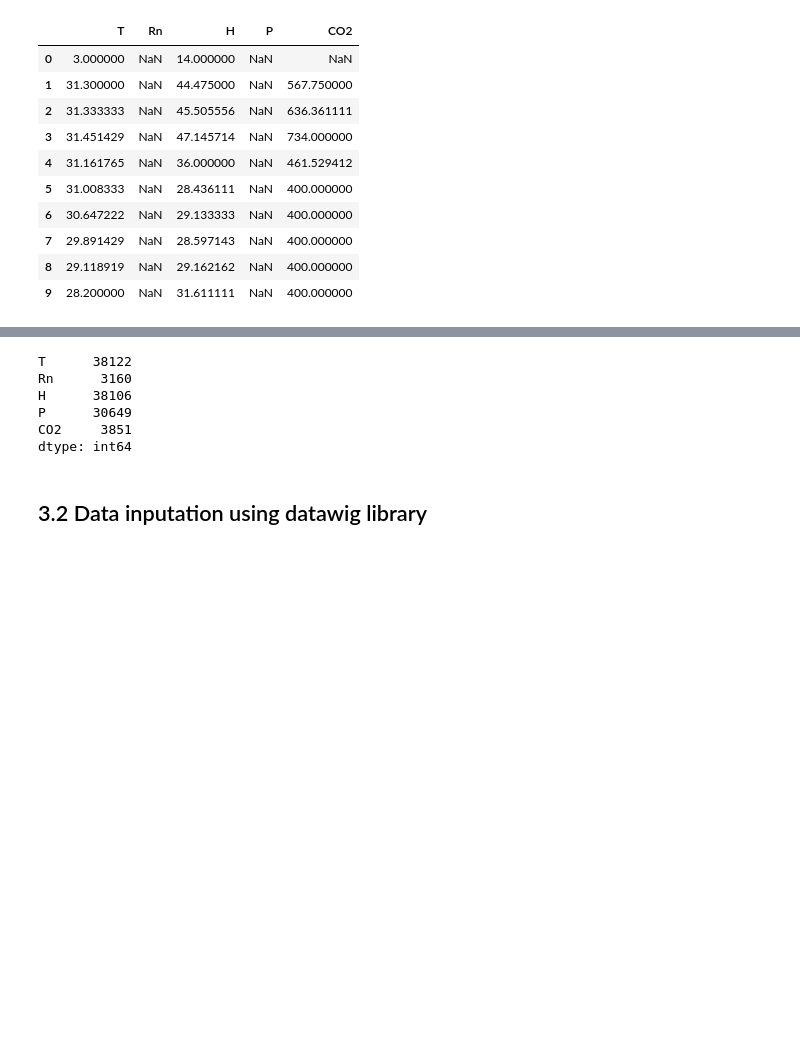
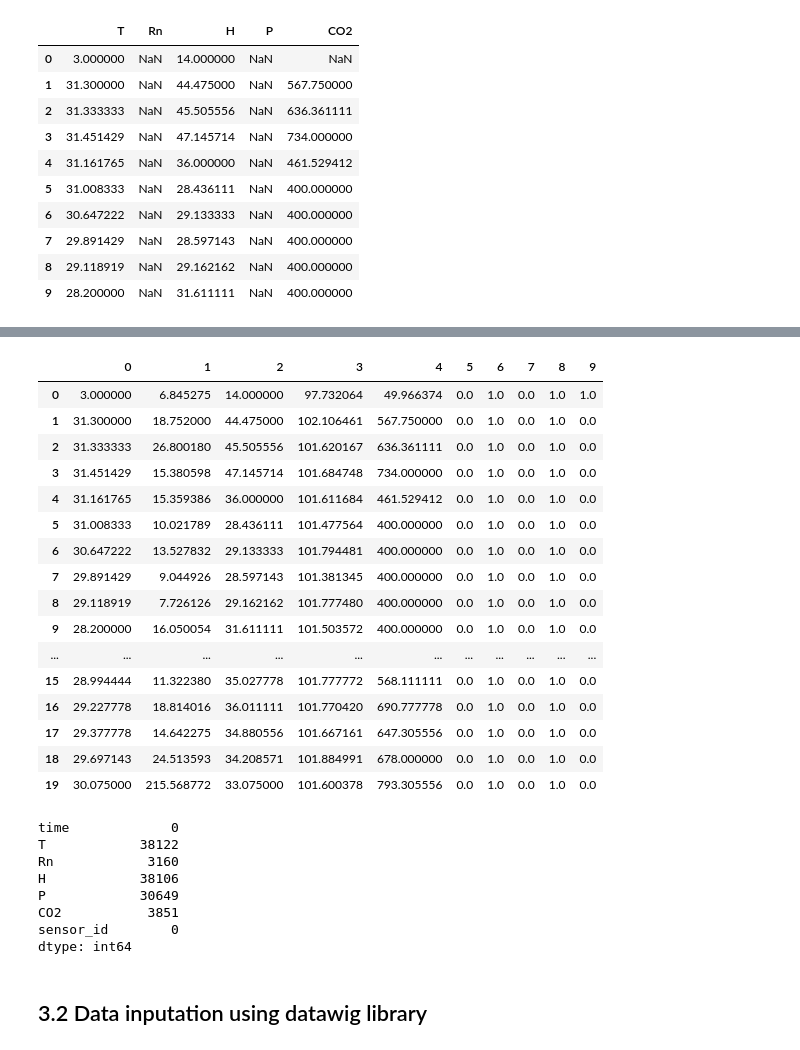
Before and after one commit to ValdoMpinga/rnhealth-scripts, a Jupyter notebook: dataCleaningAndNormalization/dataCleaningAndNormalization.ipynb, the cells around one changed output, grey strips where cells are left out. Cells and saved outputs as stored; diff of their text form; code cells hidden in the pictures; blank space fills up the shorter version.

```diff
--- a/dataCleaningAndNormalization/dataCleaningAndNormalization.ipynb
+++ b/dataCleaningAndNormalization/dataCleaningAndNormalization.ipynb
@@ -31,0 +26,2 @@ cont_feats
+# %%
+discrete_features = [col for col in measurementsDf.columns if measurementsDf[col].dtype != object]
@@ -142,11 +142,11 @@ df_iter_imputed
 # %% [markdown]
 ### KNN imputation
 # %%
-knn_imputer = KNNImputer(n_neighbors = 4)
+knn_imputer = KNNImputer(n_neighbors=5, add_indicator=True)
 # %%
-measurementsDf = measurementsDf.drop(['time','sensor_id'],axis = 1)
-knn_imputer.fit_transform(measurementsDf)
-measurementsDf.head(10)
+#measurementsDf = measurementsDf.drop(['time','sensor_id'],axis = 1)
+#knn_imputer.fit_transform(measurementsDf)
+measurementsDf[discrete_features].head(10)
 # %% [output]
 |  | T | Rn | H | P | CO2 |
 | 0 | 3.000000 | NaN | 14.000000 | NaN | NaN |
@@ -159,3 +159,5 @@ measurementsDf.head(10)
 | 7 | 29.891429 | NaN | 28.597143 | NaN | 400.000000 |
 | 8 | 29.118919 | NaN | 29.162162 | NaN | 400.000000 |
 | 9 | 28.200000 | NaN | 31.611111 | NaN | 400.000000 |
+# %%
+knn_imputer.fit(measurementsDf[discrete_features])
@@ -162,11 +182,33 @@ measurementsDf.head(10)
+# %%
+pd.DataFrame(knn_imputer.transform(measurementsDf[discrete_features])).head(20)
+# %% [output]
+|  | 0 | 1 | 2 | 3 | 4 | 5 | 6 | 7 | 8 | 9 |
+| 0 | 3.000000 | 6.845275 | 14.000000 | 97.732064 | 49.966374 | 0.0 | 1.0 | 0.0 | 1.0 | 1.0 |
+| 1 | 31.300000 | 18.752000 | 44.475000 | 102.106461 | 567.750000 | 0.0 | 1.0 | 0.0 | 1.0 | 0.0 |
+| 2 | 31.333333 | 26.800180 | 45.505556 | 101.620167 | 636.361111 | 0.0 | 1.0 | 0.0 | 1.0 | 0.0 |
+| 3 | 31.451429 | 15.380598 | 47.145714 | 101.684748 | 734.000000 | 0.0 | 1.0 | 0.0 | 1.0 | 0.0 |
+| 4 | 31.161765 | 15.359386 | 36.000000 | 101.611684 | 461.529412 | 0.0 | 1.0 | 0.0 | 1.0 | 0.0 |
+| 5 | 31.008333 | 10.021789 | 28.436111 | 101.477564 | 400.000000 | 0.0 | 1.0 | 0.0 | 1.0 | 0.0 |
+| 6 | 30.647222 | 13.527832 | 29.133333 | 101.794481 | 400.000000 | 0.0 | 1.0 | 0.0 | 1.0 | 0.0 |
+| 7 | 29.891429 | 9.044926 | 28.597143 | 101.381345 | 400.000000 | 0.0 | 1.0 | 0.0 | 1.0 | 0.0 |
+| 8 | 29.118919 | 7.726126 | 29.162162 | 101.777480 | 400.000000 | 0.0 | 1.0 | 0.0 | 1.0 | 0.0 |
+| 9 | 28.200000 | 16.050054 | 31.611111 | 101.503572 | 400.000000 | 0.0 | 1.0 | 0.0 | 1.0 | 0.0 |
+| ... | ... | ... | ... | ... | ... | ... | ... | ... | ... | ... |
+| 15 | 28.994444 | 11.322380 | 35.027778 | 101.777772 | 568.111111 | 0.0 | 1.0 | 0.0 | 1.0 | 0.0 |
+| 16 | 29.227778 | 18.814016 | 36.011111 | 101.770420 | 690.777778 | 0.0 | 1.0 | 0.0 | 1.0 | 0.0 |
+| 17 | 29.377778 | 14.642275 | 34.880556 | 101.667161 | 647.305556 | 0.0 | 1.0 | 0.0 | 1.0 | 0.0 |
+| 18 | 29.697143 | 24.513593 | 34.208571 | 101.884991 | 678.000000 | 0.0 | 1.0 | 0.0 | 1.0 | 0.0 |
+| 19 | 30.075000 | 215.568772 | 33.075000 | 101.600378 | 793.305556 | 0.0 | 1.0 | 0.0 | 1.0 | 0.0 |
 # %%
 measurementsDf.isnull().sum()
 # %% [output]
-T      38122
-Rn      3160
-H      38106
-P      30649
-CO2     3851
+time             0
+T            38122
+Rn            3160
+H            38106
+P            30649
+CO2           3851
+sensor_id        0
 dtype: int64
 # %% [markdown]
 ## 3.2 Data inputation using datawig library
```
Also changed, not shown: parts of 9 cells of this notebook.
